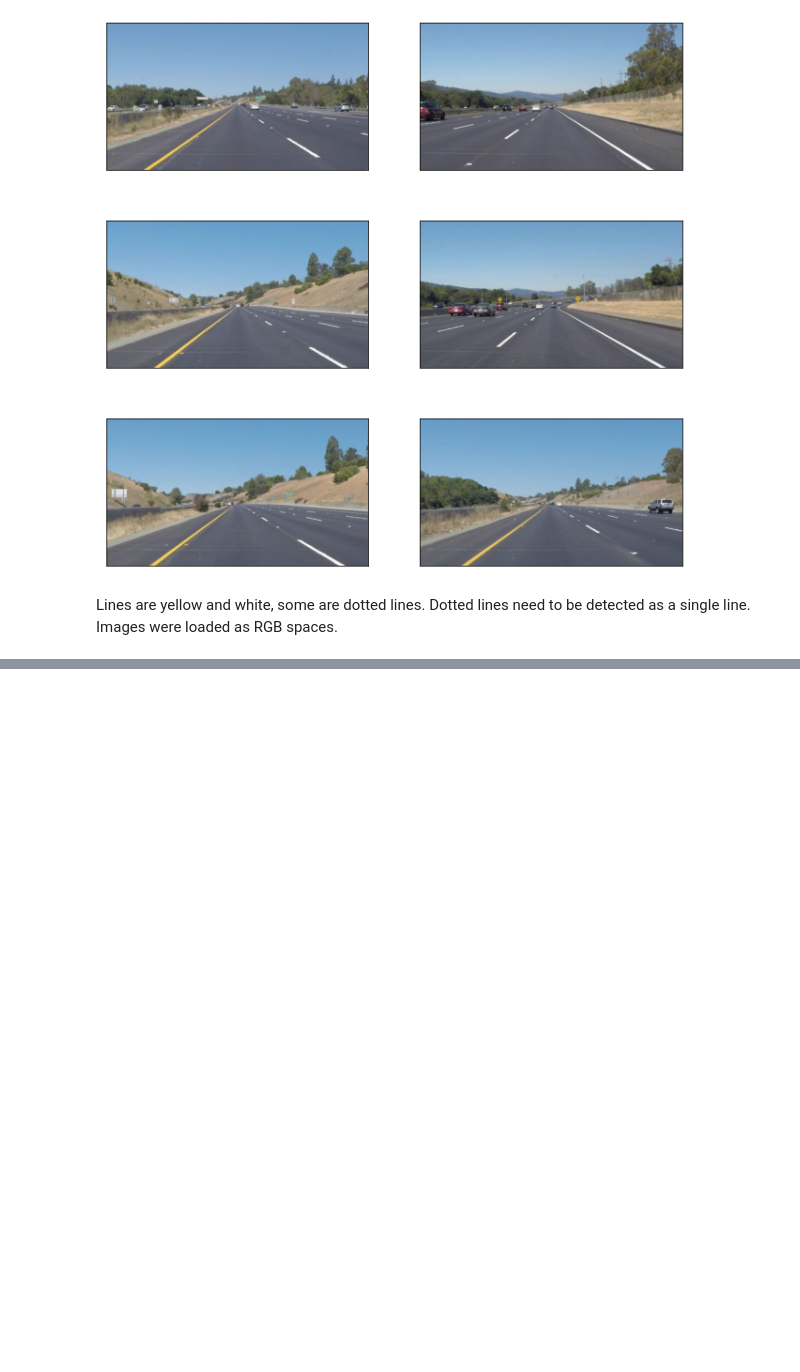
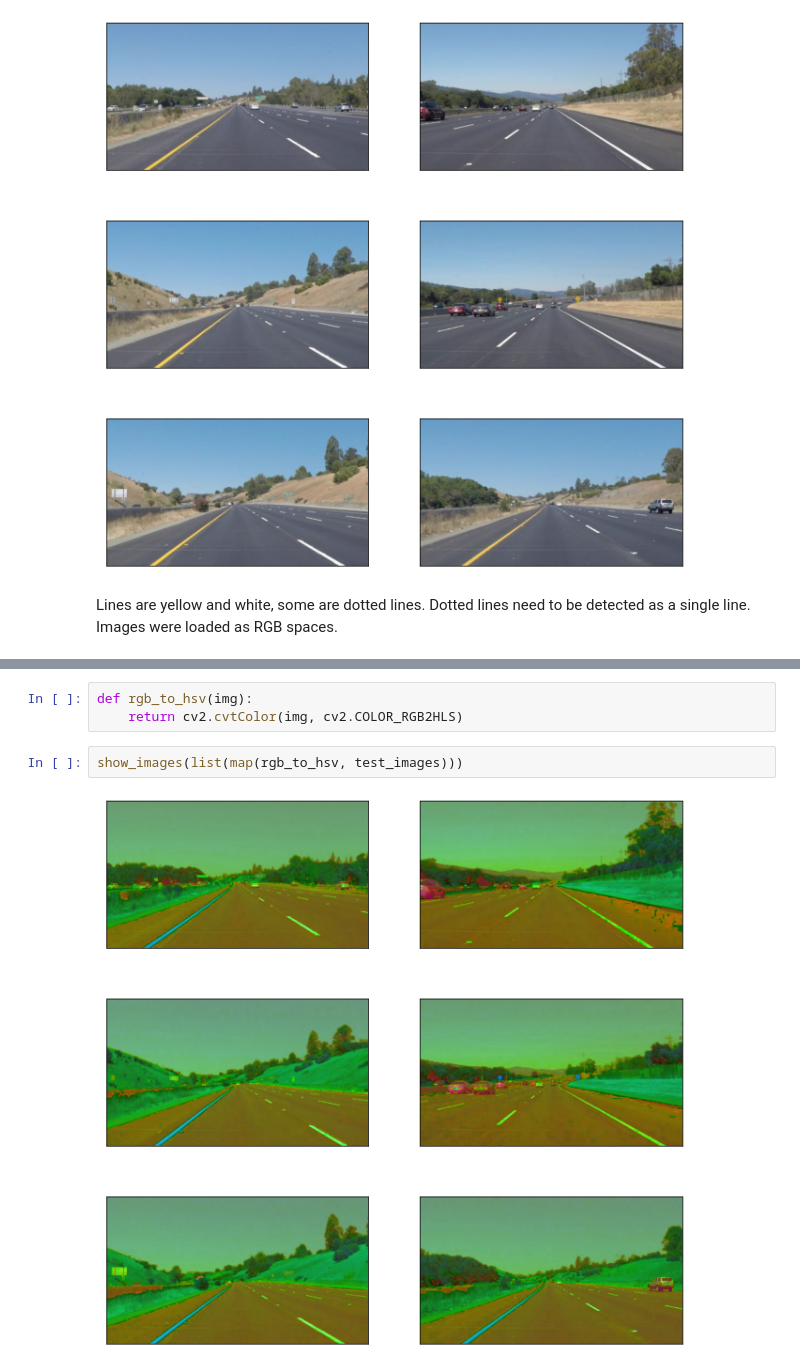
Before and after one commit to snandasena/finding-lane-lines-on-the-road, a Jupyter notebook: Finding_Lane_Lines_on_the_Road.ipynb, the cells around one changed output, grey strips where cells are left out. Cells and saved outputs as stored; diff of their text form; blank space fills up the shorter version.

```diff
--- a/Finding_Lane_Lines_on_the_Road.ipynb
+++ b/Finding_Lane_Lines_on_the_Road.ipynb
@@ -66,0 +77,7 @@ show_images(list(map(select_rgb_white_yellow, test_images)))
+# %%
+def rgb_to_hsv(img):
+    return cv2.cvtColor(img, cv2.COLOR_RGB2HLS)
+# %%
+show_images(list(map(rgb_to_hsv, test_images)))
+# %% [output]
+[figure, added]
```
Also changed, not shown: parts of 4 cells of this notebook, 1 other file.
